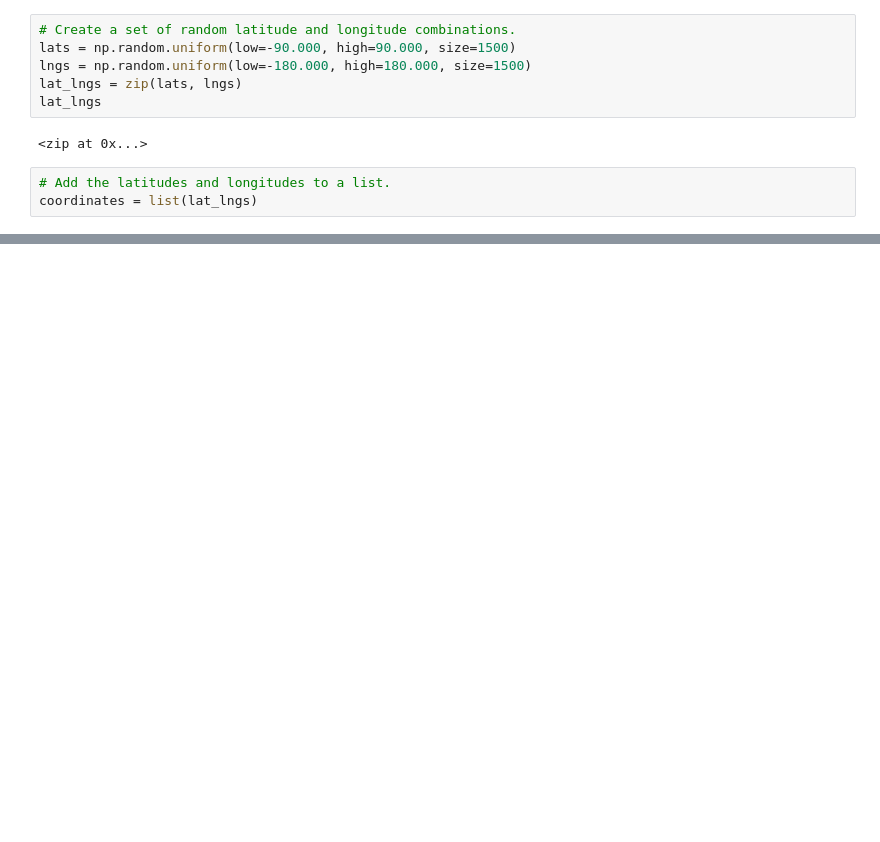
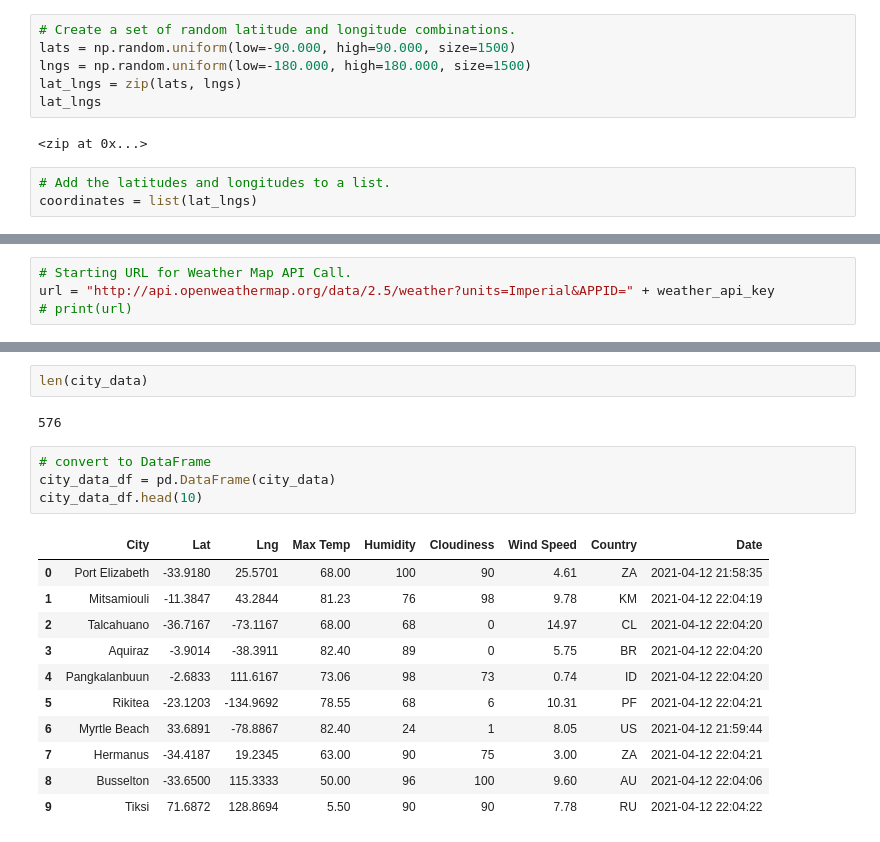
Before and after one commit to jose-perth/World_Weather_Analysis, a Jupyter notebook: Pre-work/WeatherPy.ipynb, the cells around one changed output, grey strips where cells are left out. Saved outputs shown, nothing was run; the diff lists cells and outputs as text; blank space fills up the shorter version.

```diff
--- a/Pre-work/WeatherPy.ipynb
+++ b/Pre-work/WeatherPy.ipynb
@@ -31,0 +37,4 @@ len(cities)
+# %%
+# Starting URL for Weather Map API Call.
+url = "http://api.openweathermap.org/data/2.5/weather?units=Imperial&APPID=" + weather_api_key
+# print(url)
@@ -31,0 +116,20 @@ len(cities)
+# %%
+len(city_data)
+# %% [output]
+576
+# %%
+# convert to DataFrame
+city_data_df = pd.DataFrame(city_data)
+city_data_df.head(10)
+# %% [output]
+|  | City | Lat | Lng | Max Temp | Humidity | Cloudiness | Wind Speed | Country | Date |
+| 0 | Port Elizabeth | -33.9180 | 25.5701 | 68.00 | 100 | 90 | 4.61 | ZA | 2021-04-12 21:58:35 |
+| 1 | Mitsamiouli | -11.3847 | 43.2844 | 81.23 | 76 | 98 | 9.78 | KM | 2021-04-12 22:04:19 |
+| 2 | Talcahuano | -36.7167 | -73.1167 | 68.00 | 68 | 0 | 14.97 | CL | 2021-04-12 22:04:20 |
+| 3 | Aquiraz | -3.9014 | -38.3911 | 82.40 | 89 | 0 | 5.75 | BR | 2021-04-12 22:04:20 |
+| 4 | Pangkalanbuun | -2.6833 | 111.6167 | 73.06 | 98 | 73 | 0.74 | ID | 2021-04-12 22:04:20 |
+| 5 | Rikitea | -23.1203 | -134.9692 | 78.55 | 68 | 6 | 10.31 | PF | 2021-04-12 22:04:21 |
+| 6 | Myrtle Beach | 33.6891 | -78.8867 | 82.40 | 24 | 1 | 8.05 | US | 2021-04-12 21:59:44 |
+| 7 | Hermanus | -34.4187 | 19.2345 | 63.00 | 90 | 75 | 3.00 | ZA | 2021-04-12 22:04:21 |
+| 8 | Busselton | -33.6500 | 115.3333 | 50.00 | 96 | 100 | 9.60 | AU | 2021-04-12 22:04:06 |
+| 9 | Tiksi | 71.6872 | 128.8694 | 5.50 | 90 | 90 | 7.78 | RU | 2021-04-12 22:04:22 |
```
Also changed, not shown: parts of 6 cells of this notebook, 2 other files.
